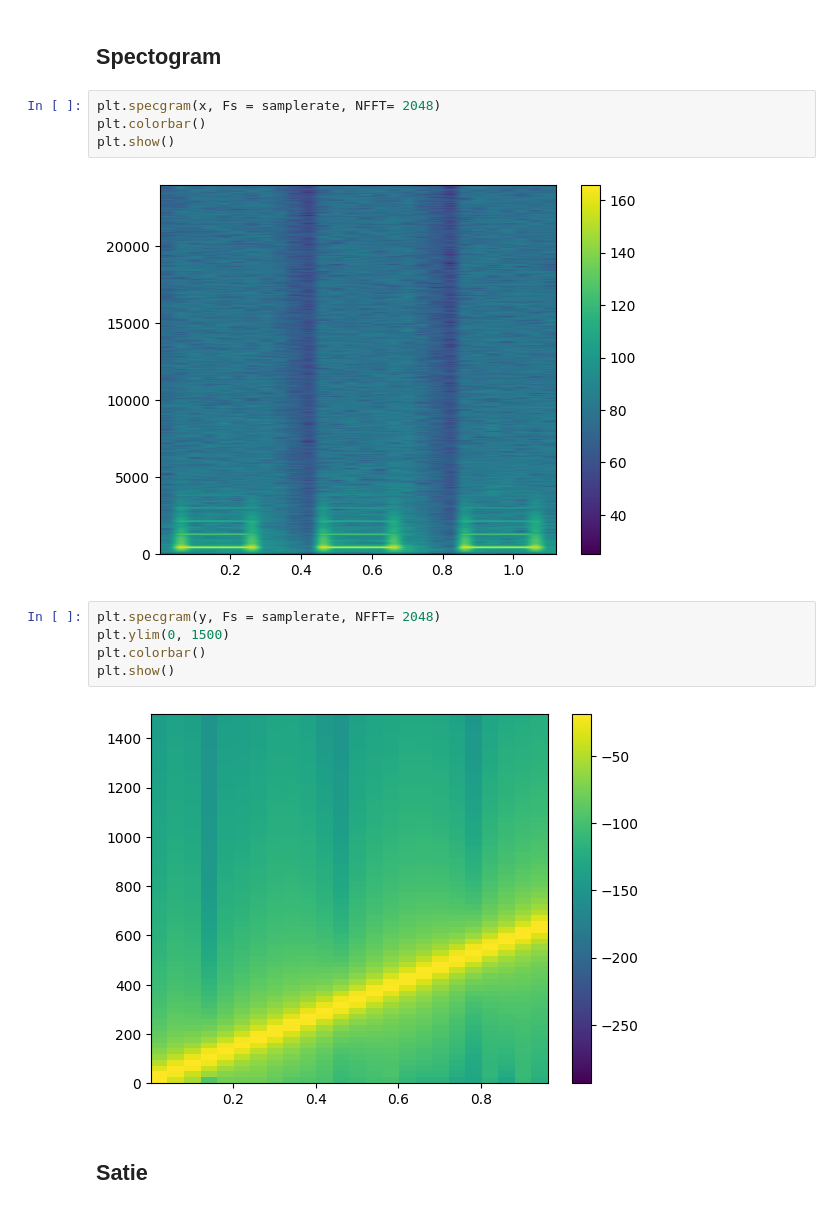
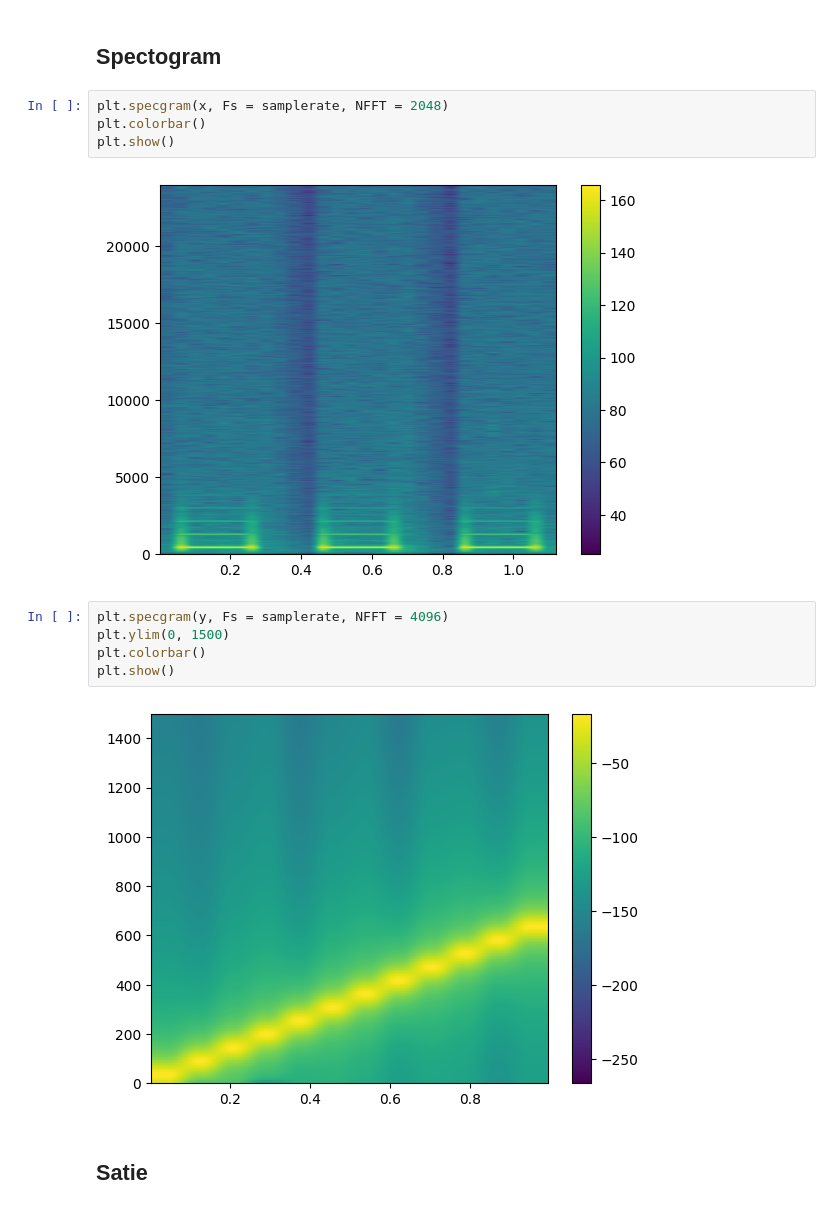
Before and after one commit to andresroliveira/FourierAnalysis, a Jupyter notebook: notebook.ipynb, the cells around one changed output. Drawn from its saved outputs; the diff is of its cells as text.

```diff
--- a/notebook.ipynb
+++ b/notebook.ipynb
@@ -102,18 +102,18 @@ plt.show()
 # %% [markdown]
 ## Spectogram
 # %%
-plt.specgram(x, Fs = samplerate, NFFT= 2048)
+plt.specgram(x, Fs = samplerate, NFFT = 2048)
 plt.colorbar()
 plt.show()
 # %% [output]
 [figure]
 # %%
-plt.specgram(y, Fs = samplerate, NFFT= 2048)
+plt.specgram(y, Fs = samplerate, NFFT = 4096)
 plt.ylim(0, 1500)
 plt.colorbar()
 plt.show()
 # %% [output]
-[figure, old version]
+[figure, new version]
 # %% [markdown]
 ## Satie
 # %%
```
